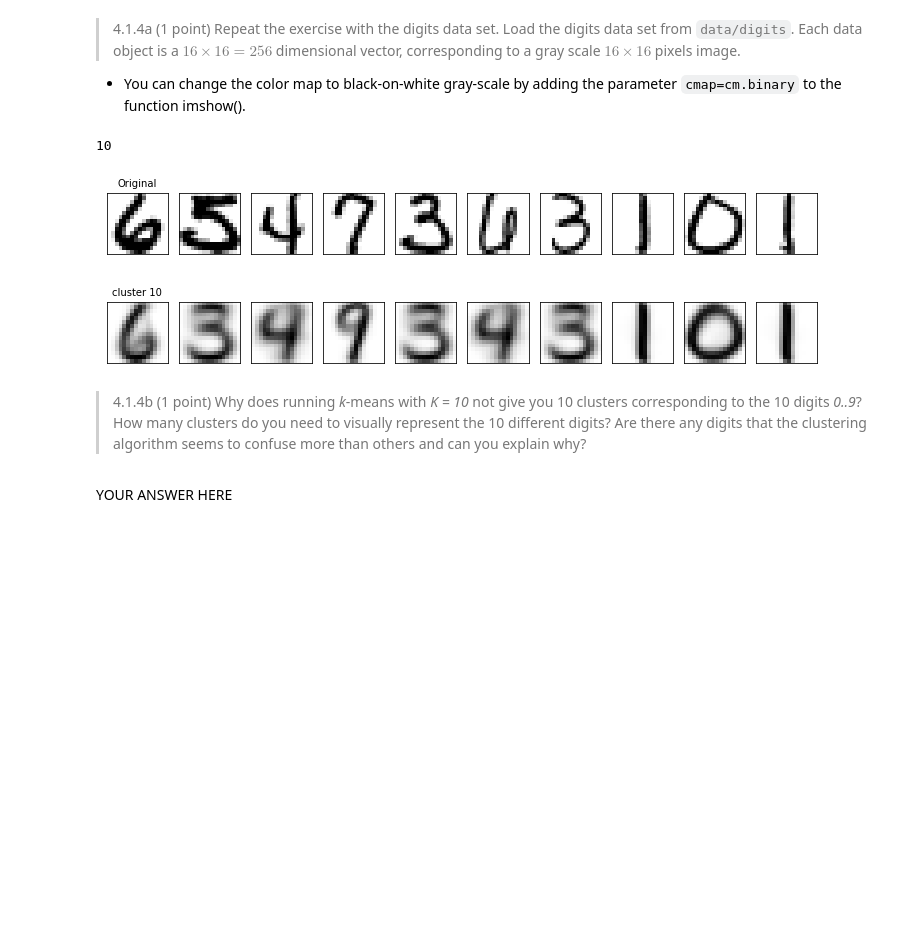
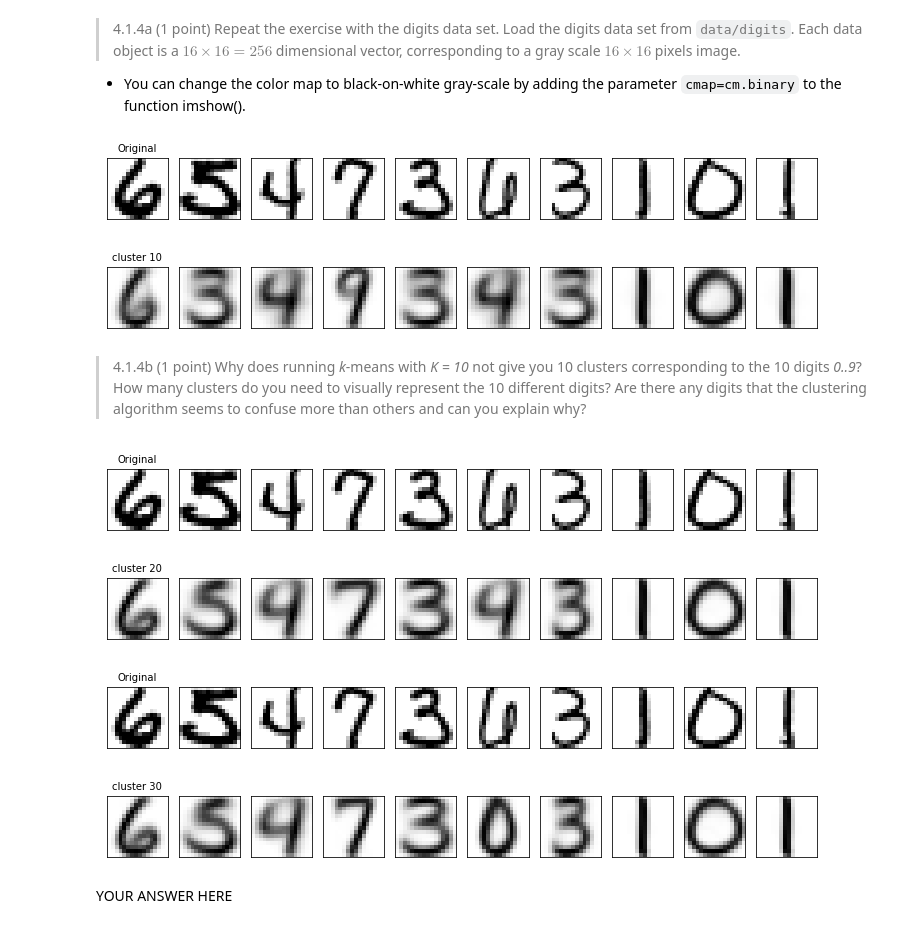
Before and after one commit to CornelisseMichael/Datamining, a Jupyter notebook: assignment_4/Assignment_4.ipynb, the cells around one changed output. Drawn from its saved outputs; the diff is of its cells as text; code cells hidden in the pictures; blank space fills up the shorter version.

```diff
--- a/assignment_4/Assignment_4.ipynb
+++ b/assignment_4/Assignment_4.ipynb
@@ -87,9 +87,9 @@ plot_kmeans(4, synth1, 1)
 # YOUR CODE HERE
 
 #store the synths for later use
-synths = []
-for i in range(4):
-    synths.append(loadmat('./data/synth'+ str(i+1) + '.mat'))
+synths = [loadmat('./data/synth'+ str(i+1) + '.mat') for i in range(4)]
+#for i in range(4):
+#    synths.append(loadmat('./data/synth'+ str(i+1) + '.mat'))
 
     # Show the plots for synth 2-4
 for i in range(len(synths)):
@@ -220,7 +215,6 @@ YOUR ANSWER HERE
 digits = loadmat('./data/digits')
 
 X = digits['X']
-y = digits['y']
 
 def plot_digits(digits, title):
     fig, axis = plt.subplots(1,len(digits),figsize=(10, 10),constrained_layout=True)
@@ -237,7 +231,6 @@ plot_digits(X[sample], 'Original')
 centroids = compress(10, X, sample)
 plot_digits(centroids, 'cluster {}'.format(10))
 # %% [output]
-10
 [figure]
 [figure]
 # %% [markdown]
@@ -245,12 +238,21 @@ plot_digits(centroids, 'cluster {}'.format(10))
 # %%
 ##Answer to question 4.1.4b
 # YOUR CODE HERE
+# first ten digits original
+plot_digits(X[sample], 'Original')
 # first ten digits cluster 20
 centroids = compress(20, X, sample)
 plot_digits(centroids, 'cluster {}'.format(20))
+# first ten digits original
+plot_digits(X[sample], 'Original')
 # first ten digits cluster 30
 centroids = compress(30, X, sample)
 plot_digits(centroids, 'cluster {}'.format(30))
+# %% [output]
+[figure, added]
+[figure, added]
+[figure, added]
+[figure, added]
 # %% [markdown]
 YOUR ANSWER HERE
 # %% [markdown]
```
Also changed, not shown: parts of 5 cells of this notebook.
